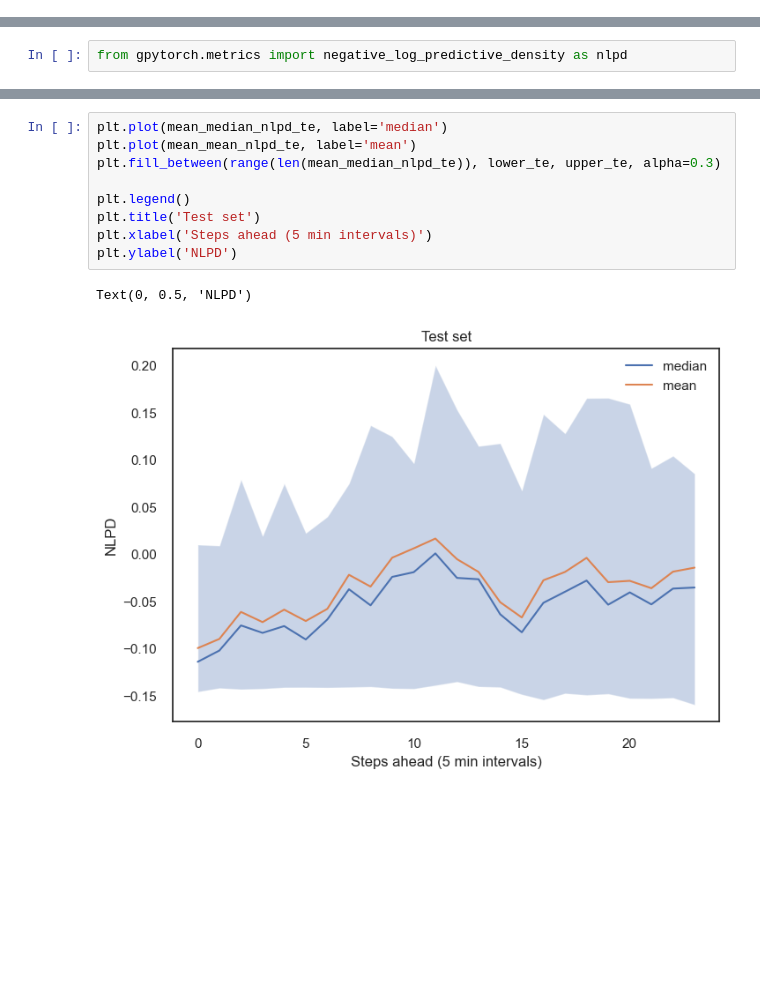
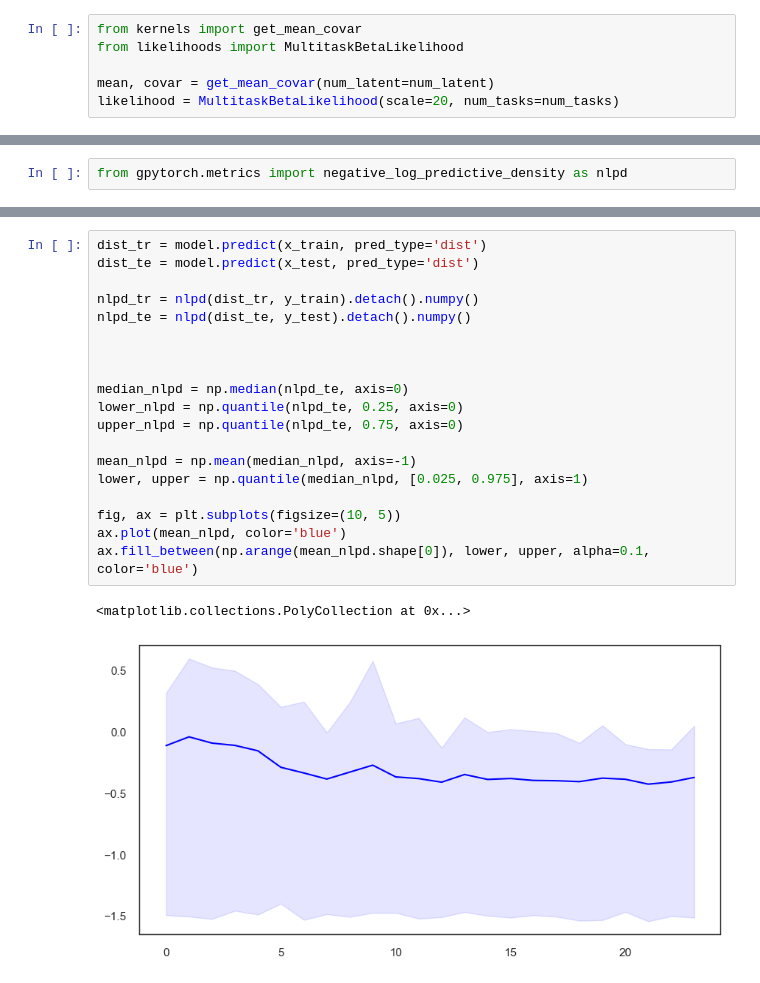
Before and after one commit to eirikbaekkelund/Dissertation, a Jupyter notebook: examples/docs/multitask.ipynb, the cells around one changed output, grey strips where cells are left out. Saved outputs shown, nothing was run; the diff lists cells and outputs as text; blank space fills up the shorter version.

```diff
--- a/examples/docs/multitask.ipynb
+++ b/examples/docs/multitask.ipynb
@@ -69 +56,7 @@ quasi_periodic = kernel_module.get_quasi_periodic(matern_base, matern_quasi, per
+# %%
+from kernels import get_mean_covar
+from likelihoods import MultitaskBetaLikelihood
+
+mean, covar = get_mean_covar(num_latent=num_latent)
+likelihood = MultitaskBetaLikelihood(scale=20, num_tasks=num_tasks)
 # %%
@@ -176,15 +131,25 @@ plt.show()
-# %%
-plt.plot(mean_median_nlpd_te, label='median')
-plt.plot(mean_mean_nlpd_te, label='mean')
-plt.fill_between(range(len(mean_median_nlpd_te)), lower_te, upper_te, alpha=0.3)
-
-plt.legend()
-plt.title('Test set')
-plt.xlabel('Steps ahead (5 min intervals)')
-plt.ylabel('NLPD')
-# %% [output]
-Text(0, 0.5, 'NLPD')
-[figure, removed]
+# %%
+dist_tr = model.predict(x_train, pred_type='dist')
+dist_te = model.predict(x_test, pred_type='dist')
+
+nlpd_tr = nlpd(dist_tr, y_train).detach().numpy()
+nlpd_te = nlpd(dist_te, y_test).detach().numpy()
+
+
+
+median_nlpd = np.median(nlpd_te, axis=0)
+lower_nlpd = np.quantile(nlpd_te, 0.25, axis=0)
+upper_nlpd = np.quantile(nlpd_te, 0.75, axis=0)
+
+mean_nlpd = np.mean(median_nlpd, axis=-1)
+lower, upper = np.quantile(median_nlpd, [0.025, 0.975], axis=1)
+
+fig, ax = plt.subplots(figsize=(10, 5))
+ax.plot(mean_nlpd, color='blue')
+ax.fill_between(np.arange(mean_nlpd.shape[0]), lower, upper, alpha=0.1, color='blue')
+# %% [output]
+<matplotlib.collections.PolyCollection at 0x...>
+[figure, added]
 # %%
 model.likelihood.scale
 # %% [output]
```
Also changed, not shown: parts of 15 cells of this notebook, 24 other files.
